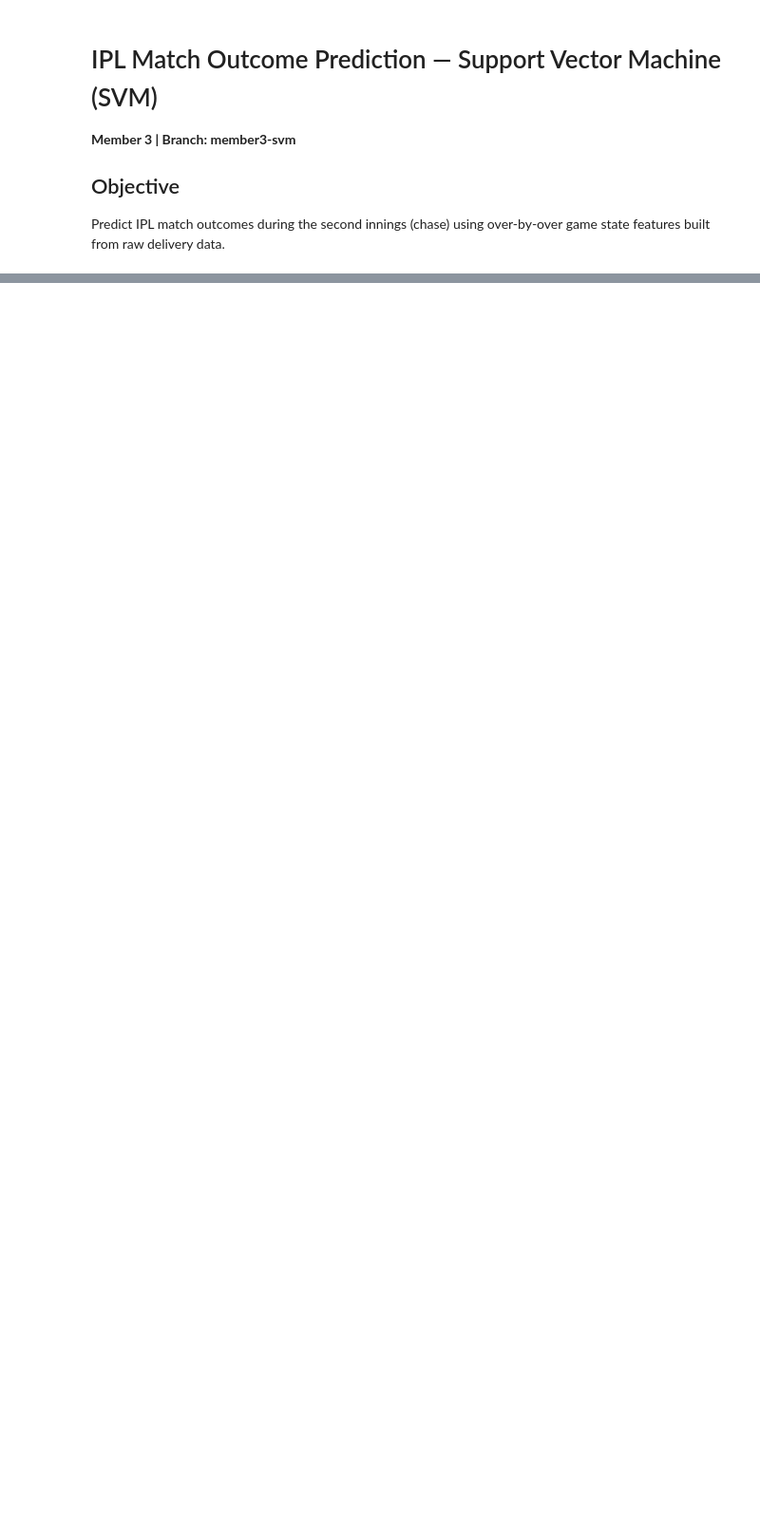
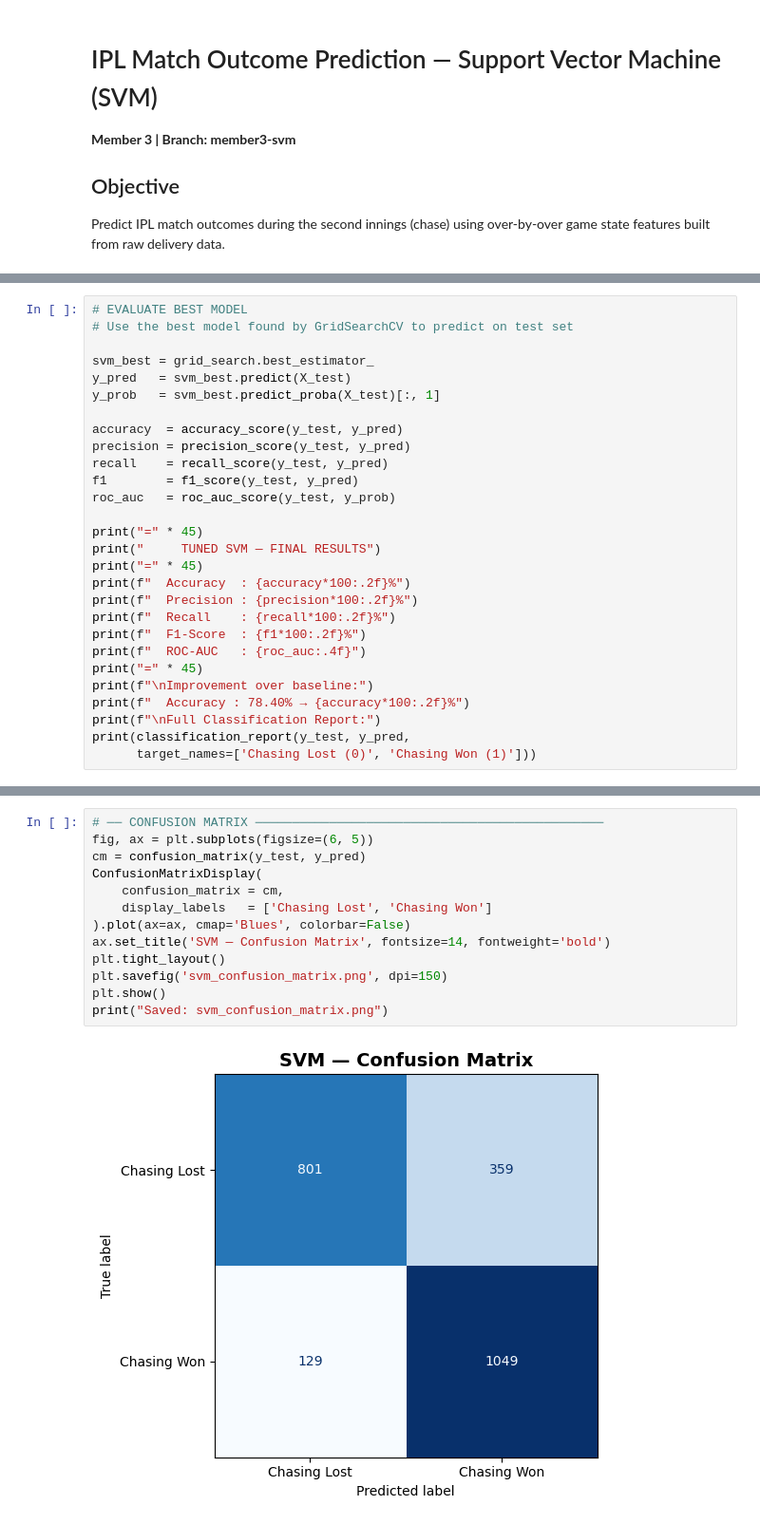
Before and after one commit to Jana1805/ML-Assignment, a Jupyter notebook: notebooks/svm_model.ipynb, the cells around one changed output, grey strips where cells are left out. Shown at 95% size. Drawn from its saved outputs; the diff is of its cells as text; blank space fills up the shorter version.

Commit message:
Add SVM model with calibration, evaluation metrics, prediction scenarios and result plots

```diff
--- a/notebooks/svm_model.ipynb
+++ b/notebooks/svm_model.ipynb
@@ -326,0 +577,28 @@ print(list(over_stats.columns))
+# %%
+# EVALUATE BEST MODEL
+# Use the best model found by GridSearchCV to predict on test set
+
+svm_best = grid_search.best_estimator_
+y_pred   = svm_best.predict(X_test)
+y_prob   = svm_best.predict_proba(X_test)[:, 1]
+
+accuracy  = accuracy_score(y_test, y_pred)
+precision = precision_score(y_test, y_pred)
+recall    = recall_score(y_test, y_pred)
+f1        = f1_score(y_test, y_pred)
+roc_auc   = roc_auc_score(y_test, y_prob)
+
+print("=" * 45)
+print("     TUNED SVM — FINAL RESULTS")
+print("=" * 45)
+print(f"  Accuracy  : {accuracy*100:.2f}%")
+print(f"  Precision : {precision*100:.2f}%")
+print(f"  Recall    : {recall*100:.2f}%")
+print(f"  F1-Score  : {f1*100:.2f}%")
+print(f"  ROC-AUC   : {roc_auc:.4f}")
+print("=" * 45)
+print(f"\nImprovement over baseline:")
+print(f"  Accuracy : 78.40% → {accuracy*100:.2f}%")
+print(f"\nFull Classification Report:")
+print(classification_report(y_test, y_pred,
+      target_names=['Chasing Lost (0)', 'Chasing Won (1)']))
@@ -326,0 +697,15 @@ print(list(over_stats.columns))
+# %%
+# ── CONFUSION MATRIX ───────────────────────────────────────────────
+fig, ax = plt.subplots(figsize=(6, 5))
+cm = confusion_matrix(y_test, y_pred)
+ConfusionMatrixDisplay(
+    confusion_matrix = cm,
+    display_labels   = ['Chasing Lost', 'Chasing Won']
+).plot(ax=ax, cmap='Blues', colorbar=False)
+ax.set_title('SVM — Confusion Matrix', fontsize=14, fontweight='bold')
+plt.tight_layout()
+plt.savefig('svm_confusion_matrix.png', dpi=150)
+plt.show()
+print("Saved: svm_confusion_matrix.png")
+# %% [output]
+[figure, added]
```
Also changed, not shown: parts of 29 cells of this notebook.
